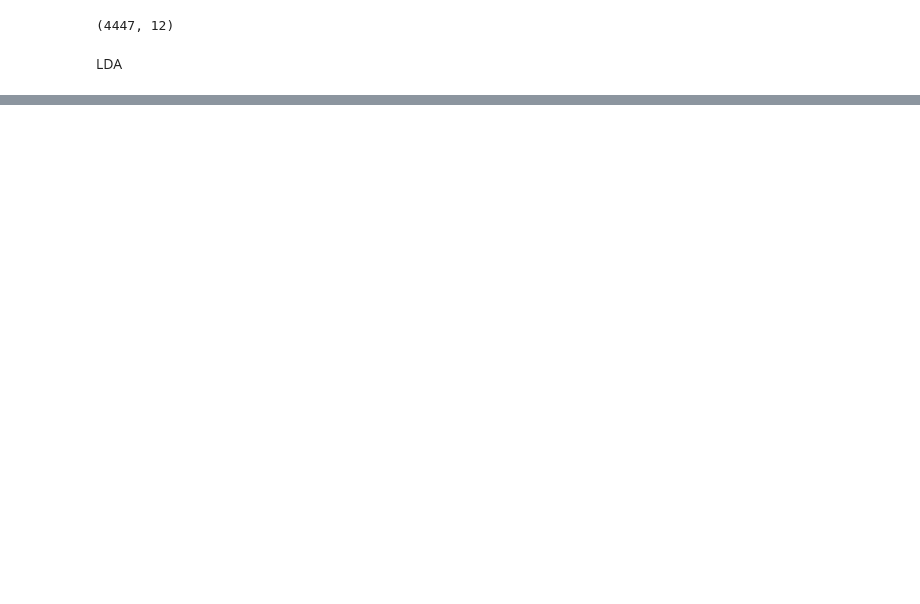
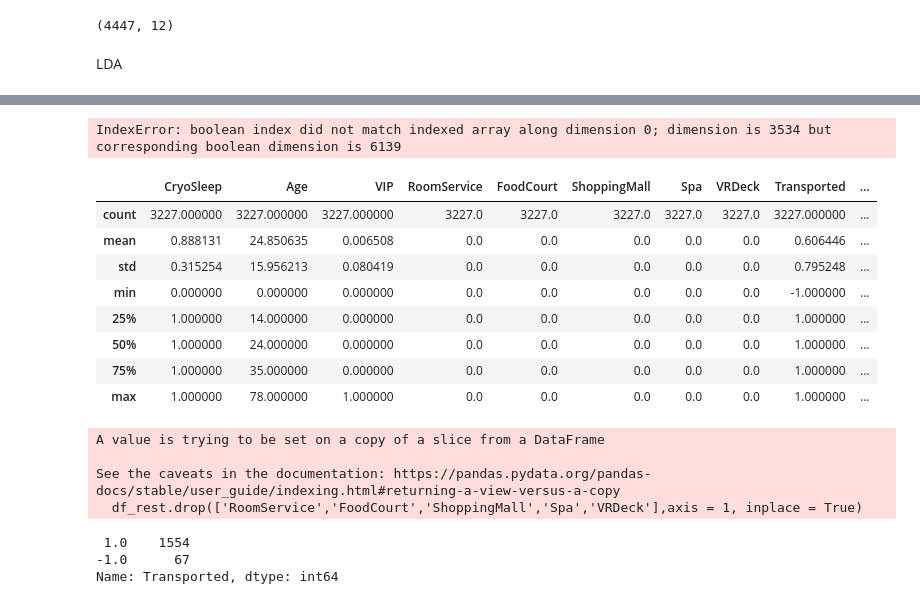
Before and after one commit to SergeyBubnov/spaceship, a Jupyter notebook: 6.ipynb, the cells around one changed output, grey strips where cells are left out. Saved outputs shown, nothing was run; the diff lists cells and outputs as text; code cells hidden in the pictures; blank space fills up the shorter version.

```diff
--- a/6.ipynb
+++ b/6.ipynb
@@ -128,0 +81,51 @@ plt.show
+# %%
+score = 0
+for i in range(30):
+    df_train = df.sample(random_state = i, frac = 0.8)
+    df_test = df.drop(df_train.index)
+
+    pipe_knn = make_pipeline(Row_selector((df['CryoSleep']==0)&(df['Age']>12.5)), StandardScaler(),ds.LDA(plot=False),KNeighborsClassifier(n_neighbors =20, p=1,weights ='uniform'))
+    pipe_tree = make_pipeline(Row_selector((df['CryoSleep']==0)&(df['Age']>12.5)), StandardScaler(),ds.LDA(plot=False),DecisionTreeClassifier(criterion='entropy', max_depth=3, random_state=1))
+
+    estimators = [
+        ('knn pipeline', pipe_knn),
+        ('tree pipeline', pipe_tree)
+    ]
+
+    final_estimator = LogisticRegression()
+    #DecisionTreeClassifier(criterion='entropy', max_depth=3, random_state=1)#DecisionTreeClassifier(criterion='entropy', max_depth=6, random_state=1)#SVC(kernel = 'rbf', random_state = 1, gamma = 10, C =100)
+
+    pipe = StackingClassifier(estimators=estimators, final_estimator = final_estimator,passthrough = True)
+    pipe = pipe.fit(df_train[features],df_train["Transported"])
+    score +=pipe.score(df_test[features],df_test["Transported"])
+score /=30
+score
+# %% [output]
+IndexError: boolean index did not match indexed array along dimension 0; dimension is 3534 but corresponding boolean dimension is 6139
+# %%
+mask2 = (df['CryoSleep']==1)|(df['Age']<=12.5)
+df_rest = df[mask2]
+df_rest.describe()
+# %% [output]
+|  | CryoSleep | Age | VIP | RoomService | FoodCourt | ShoppingMall | Spa | VRDeck | Transported | ... |
+| count | 3227.000000 | 3227.000000 | 3227.000000 | 3227.0 | 3227.0 | 3227.0 | 3227.0 | 3227.0 | 3227.000000 | ... |
+| mean | 0.888131 | 24.850635 | 0.006508 | 0.0 | 0.0 | 0.0 | 0.0 | 0.0 | 0.606446 | ... |
+| std | 0.315254 | 15.956213 | 0.080419 | 0.0 | 0.0 | 0.0 | 0.0 | 0.0 | 0.795248 | ... |
+| min | 0.000000 | 0.000000 | 0.000000 | 0.0 | 0.0 | 0.0 | 0.0 | 0.0 | -1.000000 | ... |
+| 25% | 1.000000 | 14.000000 | 0.000000 | 0.0 | 0.0 | 0.0 | 0.0 | 0.0 | 1.000000 | ... |
+| 50% | 1.000000 | 24.000000 | 0.000000 | 0.0 | 0.0 | 0.0 | 0.0 | 0.0 | 1.000000 | ... |
+| 75% | 1.000000 | 35.000000 | 0.000000 | 0.0 | 0.0 | 0.0 | 0.0 | 0.0 | 1.000000 | ... |
+| max | 1.000000 | 78.000000 | 1.000000 | 0.0 | 0.0 | 0.0 | 0.0 | 0.0 | 1.000000 | ... |
+# %%
+df_rest.drop(['RoomService','FoodCourt','ShoppingMall','Spa','VRDeck'],axis = 1, inplace = True)
+# %% [output]
+A value is trying to be set on a copy of a slice from a DataFrame
+
+See the caveats in the documentation: https://pandas.pydata.org/pandas-docs/stable/user_guide/indexing.html#returning-a-view-versus-a-copy
+  df_rest.drop(['RoomService','FoodCourt','ShoppingMall','Spa','VRDeck'],axis = 1, inplace = True)
+# %%
+pd.value_counts(df_rest[df_rest["route"]>3.5]["Transported"])
+# %% [output]
+ 1.0    1554
+-1.0      67
+Name: Transported, dtype: int64
```
Also changed, not shown: parts of 17 cells of this notebook, 1 other file.
